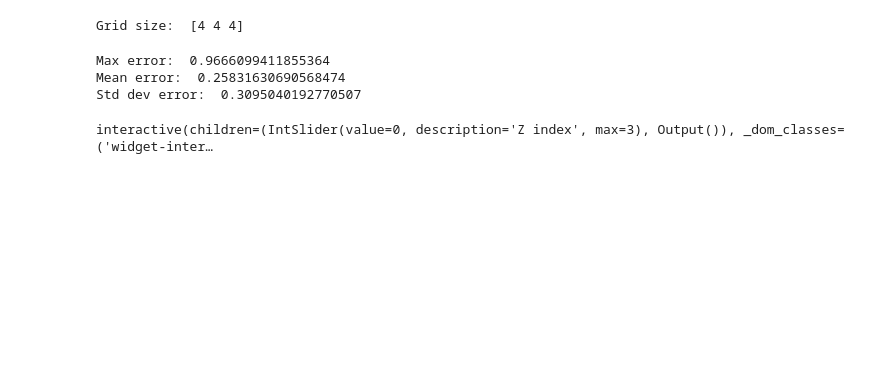
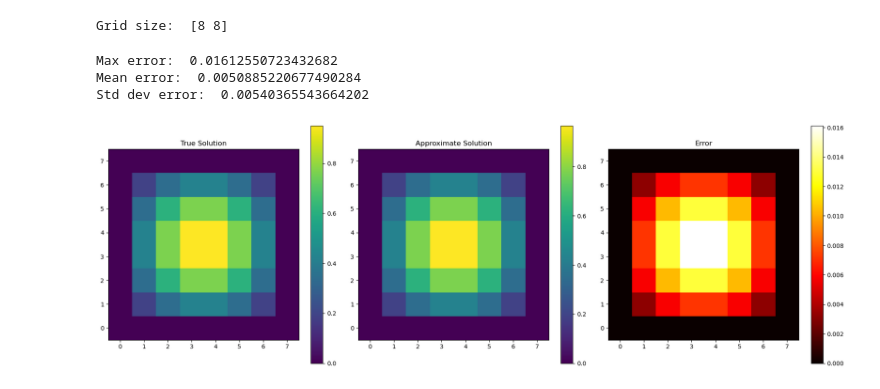
Before and after one commit to alex2001zow/Parallel_High-Order_FD_NS, a Jupyter notebook: python/read_system_solution.ipynb, the cells around one changed output. Cells and saved outputs as stored; diff of their text form; code cells hidden in the pictures; blank space fills up the shorter version.

```diff
--- a/python/read_system_solution.ipynb
+++ b/python/read_system_solution.ipynb
@@ -25,18 +40,34 @@ format_string = '<d'  # '<d' for little-endian, '>d' for big-endian
 # %%
-### FUNCTIONS ###
+### PLOTTING FUNCTIONS ###
 
-# This function creates a ND numpy array
-def np_u_analytical_poisson(ndims, global_domain_begin, global_domain_end, grid_size):
-    # Create coordinate arrays for each dimension
-    p_coords = [np.linspace(global_domain_begin[i], global_domain_end[i], grid_size[i]) for i in range(ndims)]
+def plot_1D(true_solution, approximate_solution, error):
+    fig, axes = plt.subplots(1, 3, figsize=(18, 6))
 
-    # Generate meshgrid from coordinate arrays
-    meshgrid = np.meshgrid(*p_coords, indexing='ij')
+    x_values = np.arange(len(true_solution))
 
-    # Compute function values
-    func_val = np.prod(np.sin(np.pi * np.stack(meshgrid)),axis=0)
+    # True solution plot
+    axes[0].plot(x_values, true_solution, color='blue', label='True Solution')
+    axes[0].set_title('True Solution')
+    axes[0].set_xlabel('X')
+    axes[0].set_ylabel('Y')
+    axes[0].legend()
 
-    return func_val, meshgrid
+    # Approximate solution plot
+    axes[1].plot(x_values, approximate_solution, color='green', label='Approximate Solution')
+    axes[1].set_title('Approximate Solution')
+    axes[1].set_xlabel('X')
+    axes[1].set_ylabel('Y')
+    axes[1].legend()
+
+    # Error plot
+    axes[2].plot(x_values, error, color='red', label='Error')
+    axes[2].set_title('Error')
+    axes[2].set_xlabel('X')
+    axes[2].set_ylabel('Y')
+    axes[2].legend()
+
+    plt.tight_layout()
+    plt.show()
 
 def plot_2D(true_solution, approximate_solution, error):
     fig, axes = plt.subplots(1, 3, figsize=(18, 6))
@@ -89,13 +120,13 @@ approximate_solution = np.array(approximate_solution)
 # %%
 #print(approximate_solution)
 # %%
-ndims = 3
+ndims = 2
 grid_size = int(math.ceil((approximate_solution.size) ** (1 / ndims)))
 
 grid_size_array = np.full(ndims, grid_size)
 print("Grid size: ", grid_size_array)
 # %% [output]
-Grid size:  [4 4 4]
+Grid size:  [8 8]
 # %%
 domain_begin_array = np.full(ndims, 0.0)
 domain_end_array = np.full(ndims, 1.0)
@@ -113,19 +144,23 @@ print("Max error: ", np.max(error))
 print("Mean error: ", np.mean(error))
 print("Std dev error: ", np.std(error))
 # %% [output]
-Max error:  0.9666099411855364
-Mean error:  0.25831630690568474
-Std dev error:  0.3095040192770507
+Max error:  0.01612550723432682
+Mean error:  0.0050885220677490284
+Std dev error:  0.00540365543664202
 # %%
 # PLOTTING
+
+if(ndims == 1):
+    plot_1D(true_solution, approximate_solution, error)
+
 if(ndims == 2):
     plot_2D(true_solution, approximate_solution, error)
 
 if(ndims == 3):
     # Adjust the max value of the slider to match the size of your 3rd dimension
     z_slider = IntSlider(min=0, max=true_solution.shape[-1]-1, step=1, value=0, description='Z index')
 
     # Use 'fixed' for non-interactive arguments
     interact(plot_slice_3D, true_solution=fixed(true_solution), approximate_solution=fixed(approximate_solution), error=fixed(error), z_index=z_slider)
 # %% [output]
-interactive(children=(IntSlider(value=0, description='Z index', max=3), Output()), _dom_classes=('widget-inter…
+[figure, added]
```
Also changed, not shown: parts of 1 cell of this notebook, 9 other files.
